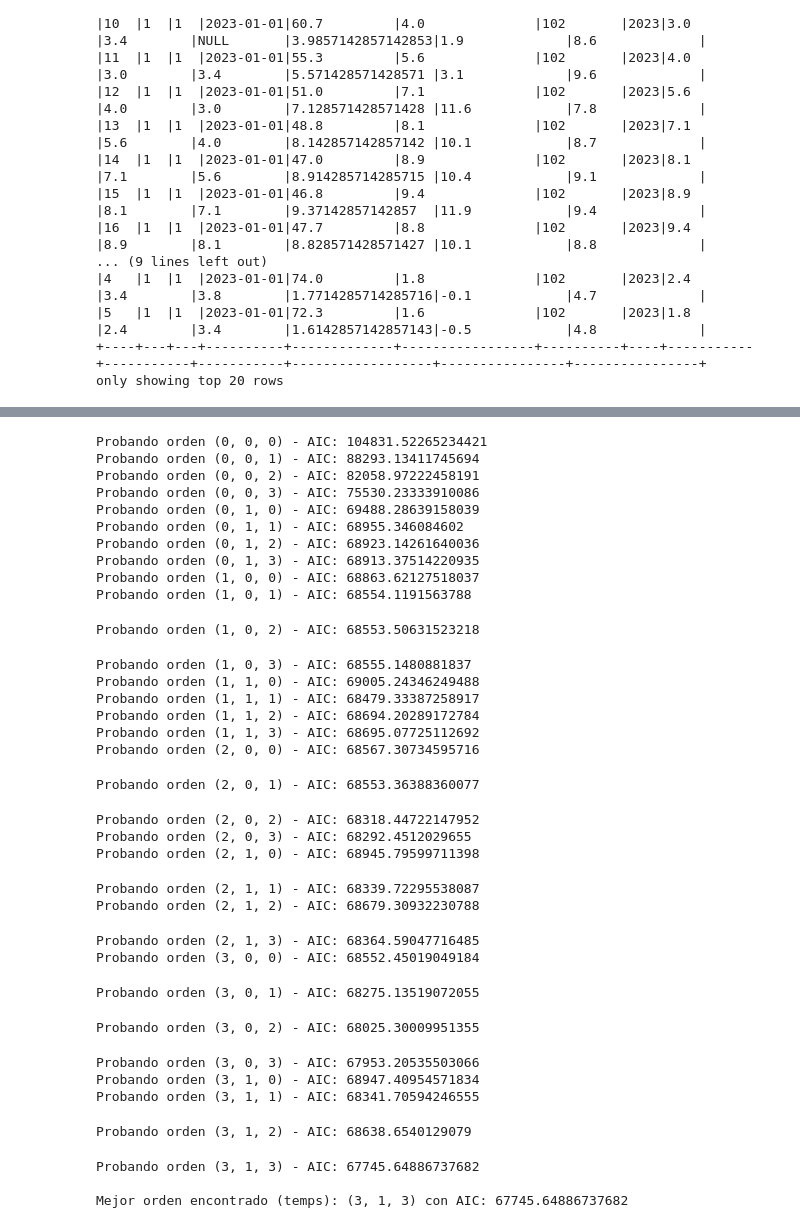
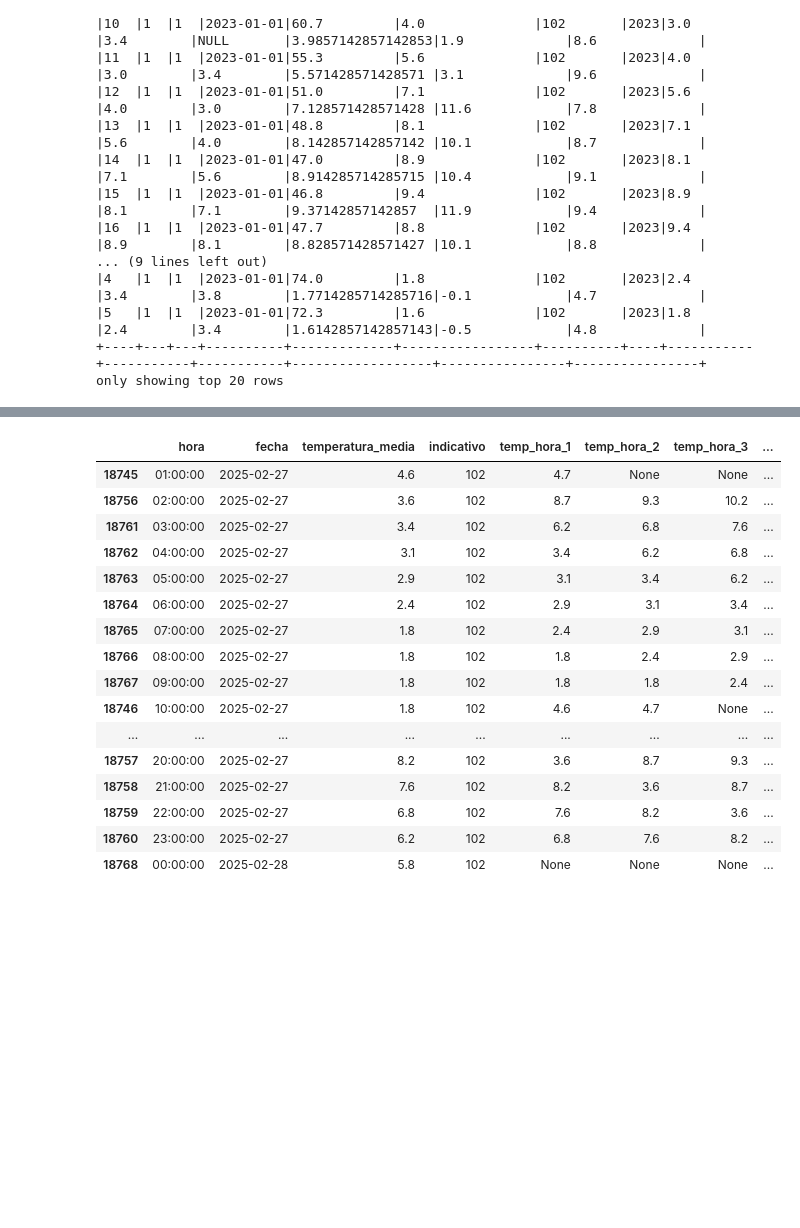
Before and after one commit to GamblerRunner/PrediccionMeteorologica, a Jupyter notebook: src/modeling/modeling_diario/temperatura.ipynb, the cells around one changed output, grey strips where cells are left out. Saved outputs shown, nothing was run; the diff lists cells and outputs as text; code cells hidden in the pictures; blank space fills up the shorter version.

```diff
--- a/src/modeling/modeling_diario/temperatura.ipynb
+++ b/src/modeling/modeling_diario/temperatura.ipynb
@@ -79,7 +85,7 @@ df = df.withColumn("dia_cos", cos(2 * math.pi * col("dia") / lit(7)))
 df = df.withColumn("mes_sin", sin(2 * math.pi * col("mes") / lit(12)))
 df = df.withColumn("mes_cos", cos(2 * math.pi * col("mes") / lit(12)))
 
-df = df.drop("hora", "dia", "mes", "humedad_media", "anho", "fecha")
+df = df.drop("dia", "mes", "humedad_media", "anho")
 # %%
 df.show(20)
 # %% [output]
@@ -102,3 +108,9 @@ df.show(20)
 only showing top 20 rows
 # %%
 df_pandas = df.toPandas()
+# %%
+df_pandas['fecha'] = pd.to_datetime(df_pandas['fecha'])
+df_pandas['hora'] = pd.to_datetime(df_pandas['hora'], format='%H').dt.time
+
+
+df_pandas = df_pandas.sort_values(by=['fecha', 'hora'])
@@ -161,0 +198,3 @@ def show_graphics(y, forecast):
+# %%
+train_size = int(len(df_pandas) - 24)
+train, test = df_pandas[:train_size], df_pandas[train_size:]
@@ -162,3 +203,23 @@ def show_graphics(y, forecast):
+# %%
+test
+# %% [output]
+|  | hora | fecha | temperatura_media | indicativo | temp_hora_1 | temp_hora_2 | temp_hora_3 | ... |
+| 18745 | 01:00:00 | 2025-02-27 | 4.6 | 102 | 4.7 | None | None | ... |
+| 18756 | 02:00:00 | 2025-02-27 | 3.6 | 102 | 8.7 | 9.3 | 10.2 | ... |
+| 18761 | 03:00:00 | 2025-02-27 | 3.4 | 102 | 6.2 | 6.8 | 7.6 | ... |
+| 18762 | 04:00:00 | 2025-02-27 | 3.1 | 102 | 3.4 | 6.2 | 6.8 | ... |
+| 18763 | 05:00:00 | 2025-02-27 | 2.9 | 102 | 3.1 | 3.4 | 6.2 | ... |
+| 18764 | 06:00:00 | 2025-02-27 | 2.4 | 102 | 2.9 | 3.1 | 3.4 | ... |
+| 18765 | 07:00:00 | 2025-02-27 | 1.8 | 102 | 2.4 | 2.9 | 3.1 | ... |
+| 18766 | 08:00:00 | 2025-02-27 | 1.8 | 102 | 1.8 | 2.4 | 2.9 | ... |
+| 18767 | 09:00:00 | 2025-02-27 | 1.8 | 102 | 1.8 | 1.8 | 2.4 | ... |
+| 18746 | 10:00:00 | 2025-02-27 | 1.8 | 102 | 4.6 | 4.7 | None | ... |
+| ... | ... | ... | ... | ... | ... | ... | ... | ... |
+| 18757 | 20:00:00 | 2025-02-27 | 8.2 | 102 | 3.6 | 8.7 | 9.3 | ... |
+| 18758 | 21:00:00 | 2025-02-27 | 7.6 | 102 | 8.2 | 3.6 | 8.7 | ... |
+| 18759 | 22:00:00 | 2025-02-27 | 6.8 | 102 | 7.6 | 8.2 | 3.6 | ... |
+| 18760 | 23:00:00 | 2025-02-27 | 6.2 | 102 | 6.8 | 7.6 | 8.2 | ... |
+| 18768 | 00:00:00 | 2025-02-28 | 5.8 | 102 | None | None | None | ... |
 # %%
 # Variables exógenas
 #exog_variables = ['temp_hora_1', 'temp_hora_2', 'temp_hora_3', 'temp_media_general', 'temp_min_general', 'temp_max_general']
@@ -175,42 +240,7 @@ y = y.astype(float)
 # %%
-results = grid_search(y, X)
-results = sorted(results, key=lambda x: x[1])
-best_order, best_aic = results[0]
-
-print(f"\nMejor orden encontrado (temps): {best_order} con AIC: {best_aic}")
+#results = grid_search(y, X)
+#results = sorted(results, key=lambda x: x[1])
+#best_order, best_aic = results[0]
+best_order = (3, 1, 3)
+#print(f"\nMejor orden encontrado (temps): {best_order} con AIC: {best_aic}")
-# %% [output]
-Probando orden (0, 0, 0) - AIC: 104831.52265234421
-Probando orden (0, 0, 1) - AIC: 88293.13411745694
-Probando orden (0, 0, 2) - AIC: 82058.97222458191
-Probando orden (0, 0, 3) - AIC: 75530.23333910086
-Probando orden (0, 1, 0) - AIC: 69488.28639158039
-Probando orden (0, 1, 1) - AIC: 68955.346084602
-Probando orden (0, 1, 2) - AIC: 68923.14261640036
-Probando orden (0, 1, 3) - AIC: 68913.37514220935
-Probando orden (1, 0, 0) - AIC: 68863.62127518037
-Probando orden (1, 0, 1) - AIC: 68554.1191563788
-Probando orden (1, 0, 2) - AIC: 68553.50631523218
-Probando orden (1, 0, 3) - AIC: 68555.1480881837
-Probando orden (1, 1, 0) - AIC: 69005.24346249488
-Probando orden (1, 1, 1) - AIC: 68479.33387258917
-Probando orden (1, 1, 2) - AIC: 68694.20289172784
-Probando orden (1, 1, 3) - AIC: 68695.07725112692
-Probando orden (2, 0, 0) - AIC: 68567.30734595716
-Probando orden (2, 0, 1) - AIC: 68553.36388360077
-Probando orden (2, 0, 2) - AIC: 68318.44722147952
-Probando orden (2, 0, 3) - AIC: 68292.4512029655
-Probando orden (2, 1, 0) - AIC: 68945.79599711398
-Probando orden (2, 1, 1) - AIC: 68339.72295538087
-Probando orden (2, 1, 2) - AIC: 68679.30932230788
-Probando orden (2, 1, 3) - AIC: 68364.59047716485
-Probando orden (3, 0, 0) - AIC: 68552.45019049184
-Probando orden (3, 0, 1) - AIC: 68275.13519072055
-Probando orden (3, 0, 2) - AIC: 68025.30009951355
-Probando orden (3, 0, 3) - AIC: 67953.20535503066
-Probando orden (3, 1, 0) - AIC: 68947.40954571834
-Probando orden (3, 1, 1) - AIC: 68341.70594246555
-Probando orden (3, 1, 2) - AIC: 68638.6540129079
-Probando orden (3, 1, 3) - AIC: 67745.64886737682
-
-Mejor orden encontrado (temps): (3, 1, 3) con AIC: 67745.64886737682
 # %%
```
Also changed, not shown: parts of 15 cells of this notebook.
